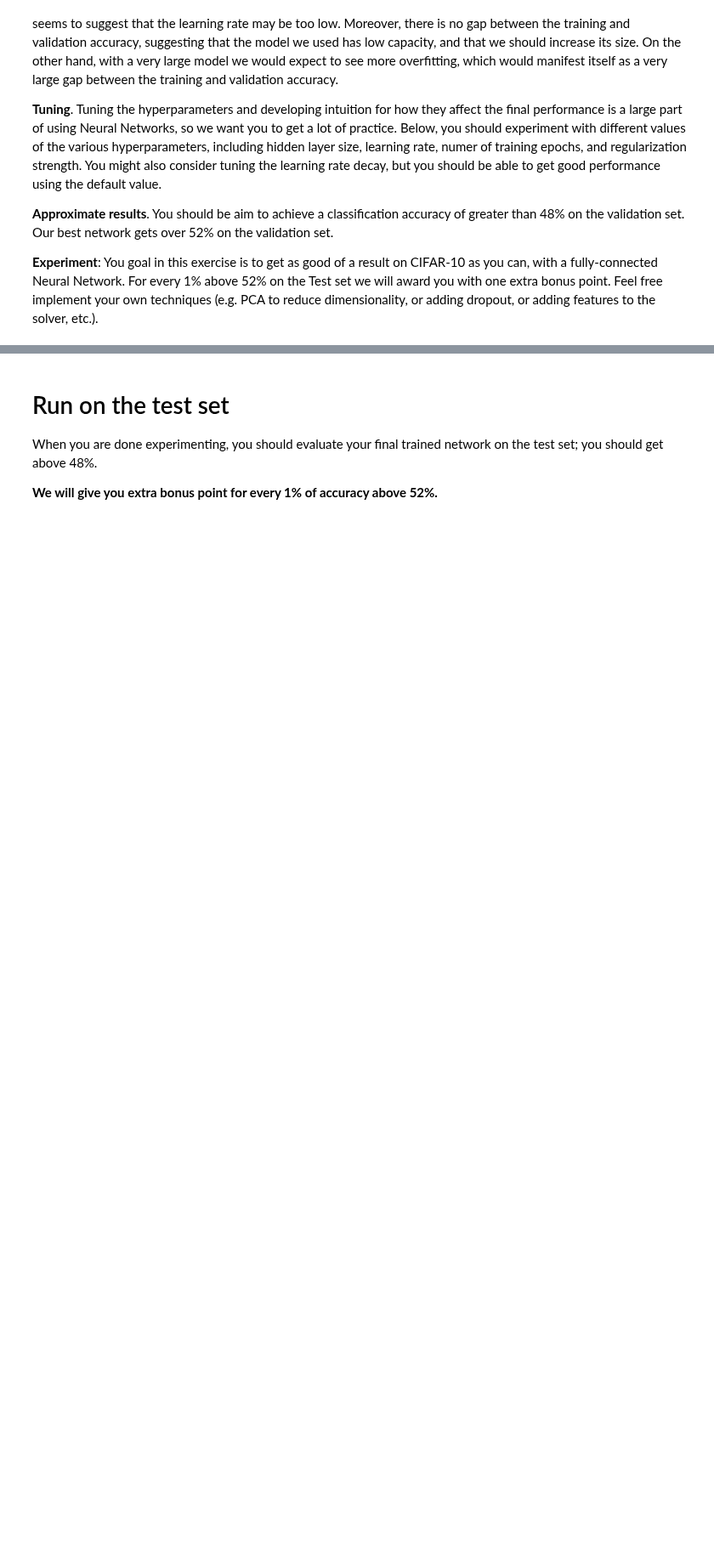
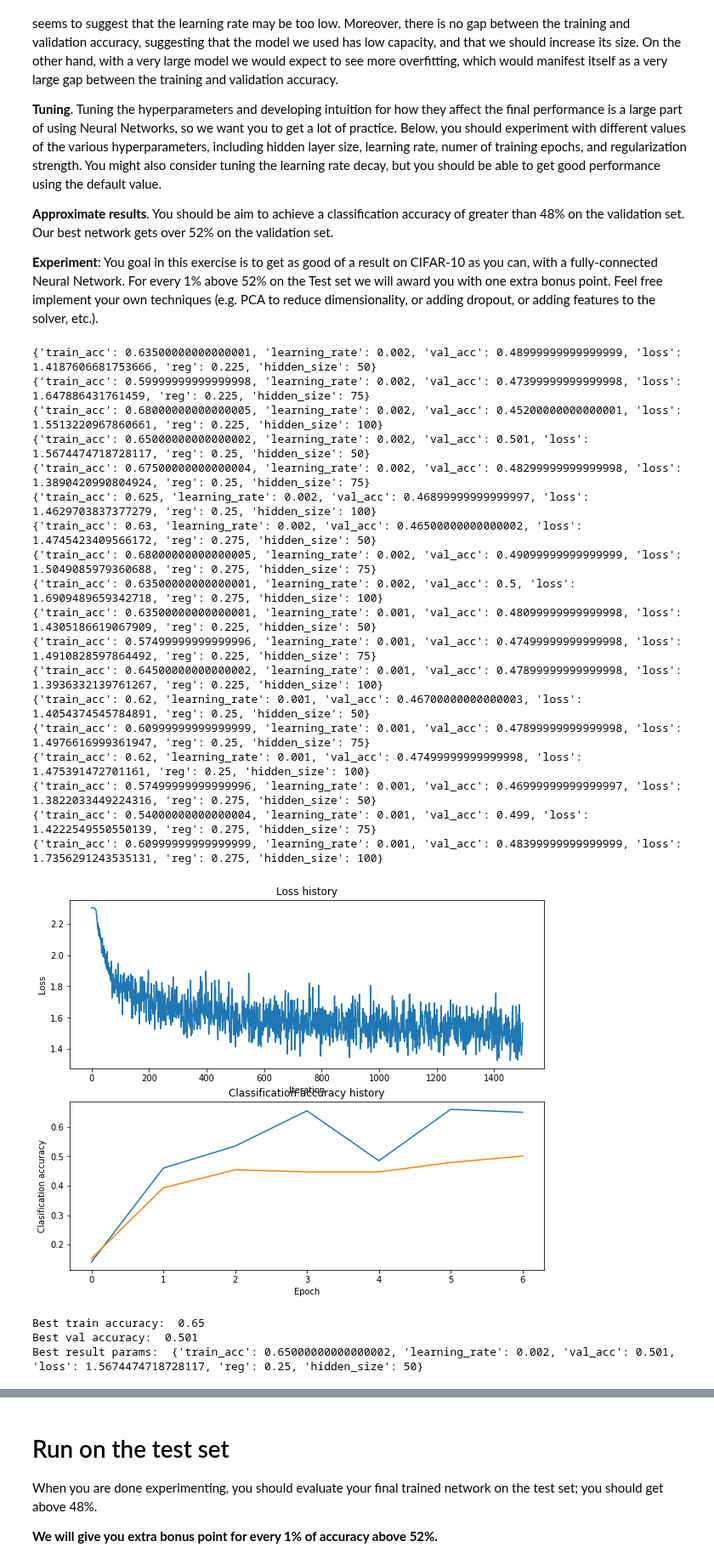
Before and after one commit to mduszyk/cs231n, a Jupyter notebook: assignment1/two_layer_net.ipynb, the cells around one changed output, grey strips where cells are left out. Shown at 85% size. Saved outputs shown, nothing was run; the diff lists cells and outputs as text; code cells hidden in the pictures; blank space fills up the shorter version.

Commit message:
hyperparameter tunning for two layer network

```diff
--- a/assignment1/two_layer_net.ipynb
+++ b/assignment1/two_layer_net.ipynb
@@ -285,22 +286,100 @@ show_net_weights(net)
 # %%
 best_net = None # store the best model into this
 
 #################################################################################
 # TODO: Tune hyperparameters using the validation set. Store your best trained  #
 # model in best_net.                                                            #
 #                                                                               #
 # To help debug your network, it may help to use visualizations similar to the  #
 # ones we used above; these visualizations will have significant qualitative    #
 # differences from the ones we saw above for the poorly tuned network.          #
 #                                                                               #
 # Tweaking hyperparameters by hand can be fun, but you might find it useful to  #
 # write code to sweep through possible combinations of hyperparameters          #
 # automatically like we did on the previous exercises.                          #
 #################################################################################
-pass
+input_size = 32 * 32 * 3
+num_classes = 10
+
+hidden_sizes = [50, 75, 100]
+learning_rates = [2e-3, 1e-3]
+regularization_strengths = [0.225, 0.25, 0.275]
+
+best_val_acc = -1
+best_stats = None
+results = []
+best_result = None
+
+for lr in learning_rates:
+    for reg in regularization_strengths:
+        for hidden_size in hidden_sizes:
+            net = TwoLayerNet(input_size, hidden_size, num_classes)
+            # Train the network
+            stats = net.train(X_train, y_train, X_val, y_val,
+                        num_iters=1500, batch_size=200,
+                        learning_rate=lr, learning_rate_decay=0.95,
+                        reg=reg, verbose=False)
+            result = {
+                "val_acc": stats["val_acc_history"][-1],
+                "loss": stats["loss_history"][-1],
+                "train_acc": stats["train_acc_history"][-1],
+                "reg": reg,
+                "learning_rate": lr,
+                "hidden_size": hidden_size
+            }
+            print(result)
+            results.append(result)
+            # Predict on the validation set
+            val_acc = stats["val_acc_history"][-1]
+            if val_acc > best_val_acc:
+                best_val_acc = val_acc
+                best_net = net
+                best_stats = stats
+                best_result = result
+
+plt.subplot(2, 1, 1)
+plt.plot(best_stats['loss_history'])
+plt.title('Loss history')
+plt.xlabel('Iteration')
+plt.ylabel('Loss')
+
+plt.subplot(2, 1, 2)
+plt.plot(best_stats['train_acc_history'], label='train')
+plt.plot(best_stats['val_acc_history'], label='val')
+plt.title('Classification accuracy history')
+plt.xlabel('Epoch')
+plt.ylabel('Clasification accuracy')
+plt.show()
+
+print("Best train accuracy: ", best_result["train_acc"])
+print("Best val accuracy: ", best_result["val_acc"])
+print("Best result params: ", best_result)
 #################################################################################
 #                               END OF YOUR CODE                                #
 #################################################################################
+# %% [output]
+{'train_acc': 0.63500000000000001, 'learning_rate': 0.002, 'val_acc': 0.48999999999999999, 'loss': 1.4187606681753666, 'reg': 0.225, 'hidden_size': 50}
+{'train_acc': 0.59999999999999998, 'learning_rate': 0.002, 'val_acc': 0.47399999999999998, 'loss': 1.647886431761459, 'reg': 0.225, 'hidden_size': 75}
+{'train_acc': 0.68000000000000005, 'learning_rate': 0.002, 'val_acc': 0.45200000000000001, 'loss': 1.5513220967860661, 'reg': 0.225, 'hidden_size': 100}
+{'train_acc': 0.65000000000000002, 'learning_rate': 0.002, 'val_acc': 0.501, 'loss': 1.5674474718728117, 'reg': 0.25, 'hidden_size': 50}
+{'train_acc': 0.67500000000000004, 'learning_rate': 0.002, 'val_acc': 0.48299999999999998, 'loss': 1.3890420990804924, 'reg': 0.25, 'hidden_size': 75}
+{'train_acc': 0.625, 'learning_rate': 0.002, 'val_acc': 0.46899999999999997, 'loss': 1.4629703837377279, 'reg': 0.25, 'hidden_size': 100}
+{'train_acc': 0.63, 'learning_rate': 0.002, 'val_acc': 0.46500000000000002, 'loss': 1.4745423409566172, 'reg': 0.275, 'hidden_size': 50}
+{'train_acc': 0.68000000000000005, 'learning_rate': 0.002, 'val_acc': 0.49099999999999999, 'loss': 1.5049085979360688, 'reg': 0.275, 'hidden_size': 75}
+{'train_acc': 0.63500000000000001, 'learning_rate': 0.002, 'val_acc': 0.5, 'loss': 1.6909489659342718, 'reg': 0.275, 'hidden_size': 100}
+{'train_acc': 0.63500000000000001, 'learning_rate': 0.001, 'val_acc': 0.48099999999999998, 'loss': 1.4305186619067909, 'reg': 0.225, 'hidden_size': 50}
+{'train_acc': 0.57499999999999996, 'learning_rate': 0.001, 'val_acc': 0.47499999999999998, 'loss': 1.4910828597864492, 'reg': 0.225, 'hidden_size': 75}
+{'train_acc': 0.64500000000000002, 'learning_rate': 0.001, 'val_acc': 0.47899999999999998, 'loss': 1.3936332139761267, 'reg': 0.225, 'hidden_size': 100}
+{'train_acc': 0.62, 'learning_rate': 0.001, 'val_acc': 0.46700000000000003, 'loss': 1.4054374545784891, 'reg': 0.25, 'hidden_size': 50}
+{'train_acc': 0.60999999999999999, 'learning_rate': 0.001, 'val_acc': 0.47899999999999998, 'loss': 1.4976616999361947, 'reg': 0.25, 'hidden_size': 75}
+{'train_acc': 0.62, 'learning_rate': 0.001, 'val_acc': 0.47499999999999998, 'loss': 1.475391472701161, 'reg': 0.25, 'hidden_size': 100}
+{'train_acc': 0.57499999999999996, 'learning_rate': 0.001, 'val_acc': 0.46999999999999997, 'loss': 1.3822033449224316, 'reg': 0.275, 'hidden_size': 50}
+{'train_acc': 0.54000000000000004, 'learning_rate': 0.001, 'val_acc': 0.499, 'loss': 1.4222549550550139, 'reg': 0.275, 'hidden_size': 75}
+{'train_acc': 0.60999999999999999, 'learning_rate': 0.001, 'val_acc': 0.48399999999999999, 'loss': 1.7356291243535131, 'reg': 0.275, 'hidden_size': 100}
+[figure, added]
+Best train accuracy:  0.65
+Best val accuracy:  0.501
+Best result params:  {'train_acc': 0.65000000000000002, 'learning_rate': 0.002, 'val_acc': 0.501, 'loss': 1.5674474718728117, 'reg': 0.25, 'hidden_size': 50}
 # %%
 # visualize the weights of the best network
 show_net_weights(best_net)
```
Also changed, not shown: parts of 3 cells of this notebook.
